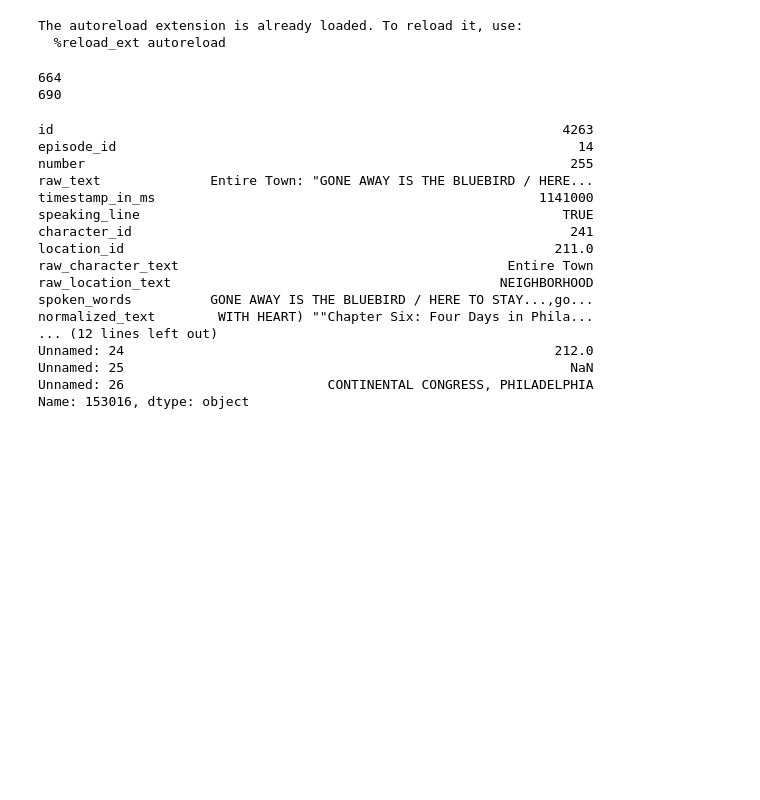
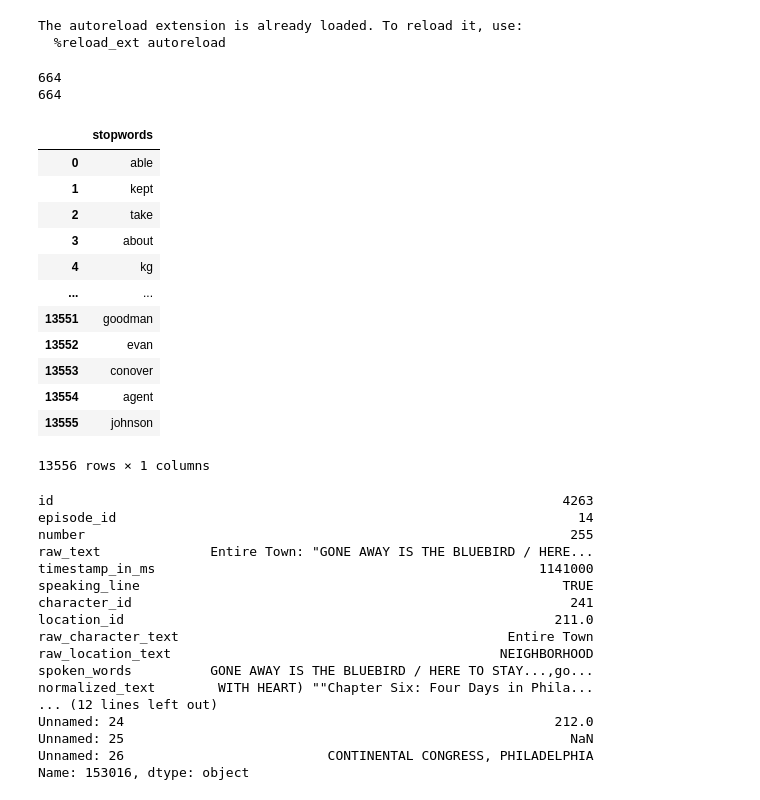
Before and after one commit to nic0gin/datamadness, a Jupyter notebook: script_analysis.ipynb, the cells around one changed output. Saved outputs shown, nothing was run; the diff lists cells and outputs as text; code cells hidden in the pictures; blank space fills up the shorter version.

```diff
--- a/script_analysis.ipynb
+++ b/script_analysis.ipynb
@@ -26,14 +26,15 @@ for word in words:
     if "'" in word:
         new_word = word.replace("'", "")
         new_words.append(new_word)
-    new_words.append(word)
+    else:
+        new_words.append(word)
 
 # print the list of words
 print(len(words))
 print(len(new_words))
 # %% [output]
 664
-690
+664
 # %%
 stopwords_df = pd.DataFrame({"stopwords":new_words})
 stopwords_df.to_csv('stopwords.csv', index=False)
@@ -42,6 +43,31 @@ stopwords_df = pd.read_csv('Datasets/scraped/stopwords.csv')
 script_df = pd.read_csv('Datasets/data-society-the-simpsons-by-the-data/simpsons_script_lines.csv')
 characters_df = pd.read_csv('Datasets/data-society-the-simpsons-by-the-data/simpsons_characters.csv')
 script_df['character_id'] = script_df['character_id'].fillna(0).astype(int)
+# %%
+names_list = characters_df['normalized_name'].tolist()
+sep_names_list = []
+for name in names_list:
+    if ' ' in name:
+        sep_names_list += name.split(' ')
+    else:
+        sep_names_list.append(name)
+stopwords_df = pd.concat([stopwords_df, pd.DataFrame({'stopwords':sep_names_list})], ignore_index=True)
+# %%
+stopwords_df
+# %% [output]
+|  | stopwords |
+| 0 | able |
+| 1 | kept |
+| 2 | take |
+| 3 | about |
+| 4 | kg |
+| ... | ... |
+| 13551 | goodman |
+| 13552 | evan |
+| 13553 | conover |
+| 13554 | agent |
+| 13555 | johnson |
+13556 rows × 1 columns
 # %%
 script_df.iloc[153016]
 # %% [output]
```
Also changed, not shown: parts of 14 cells of this notebook, 1 other file.
